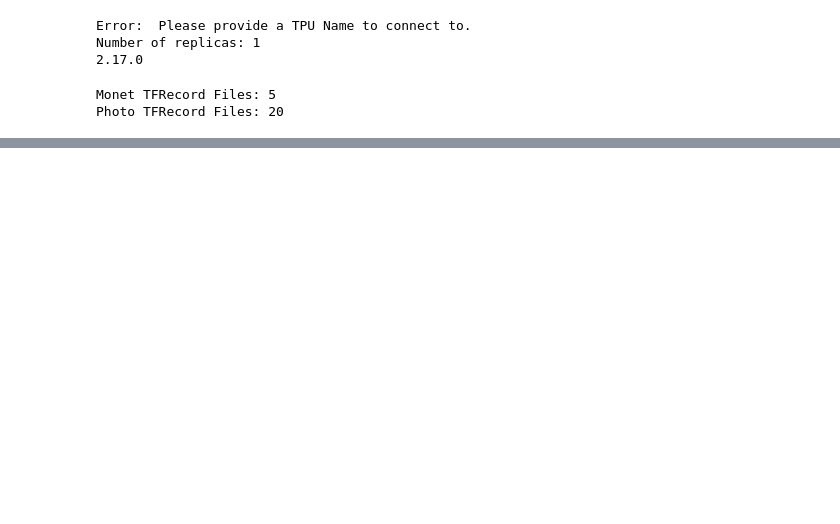
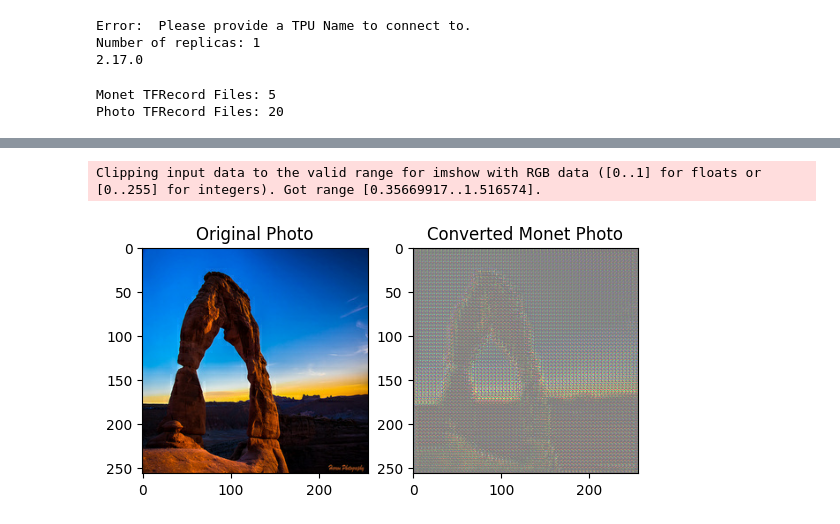
Before and after one commit to AshvinSehgal/AI-ML, a Jupyter notebook: I'm Something of a Painter Myself/I'm Something of a Painter Myself.ipynb, the cells around one changed output, grey strips where cells are left out. Saved outputs shown, nothing was run; the diff lists cells and outputs as text; code cells hidden in the pictures; blank space fills up the shorter version.

```diff
--- a/I'm Something of a Painter Myself/I'm Something of a Painter Myself.ipynb
+++ b/I'm Something of a Painter Myself/I'm Something of a Painter Myself.ipynb
@@ -76,0 +79,46 @@ plt.imshow(example_monet[0] * 0.5 + 0.5)
+# %%
+def Generator():
+    model = Sequential([
+        Input(shape=[256, 256, 3]),
+        Conv2D(32, 4, strides=2, padding='same', activation='leaky_relu'),
+        Dropout(0.2),
+        Conv2D(64, 4, strides=2, padding='same', activation='leaky_relu'),
+        GroupNormalization(groups=-1),
+        Conv2DTranspose(64, 4, strides=2, padding='same', activation='leaky_relu'),
+        Dropout(0.2),
+        Conv2DTranspose(3, 4, strides=2, padding='same', activation='leaky_relu')
+    ])
+    return model
+
+def Discriminator():
+    model = Sequential([
+        Input(shape=[256, 256, 3]),
+        Conv2D(16, 4, strides=2, padding='same', activation='leaky_relu'),
+        Conv2D(32, 4, strides=2, padding='same', activation='leaky_relu'),
+        Dropout(0.2),
+        ZeroPadding2D(),
+        Conv2D(64, 4, strides=2, padding='same', activation='leaky_relu'),
+        GroupNormalization(groups=-1),
+        ZeroPadding2D(),
+        Conv2D(1, 4, strides=1)
+    ])
+    return model
+# %%
+with strategy.scope():
+    monet_generator = Generator()
+    monet_discriminator = Discriminator()
+
+    photo_generator = Generator()
+    photo_discriminator = Discriminator()
+# %%
+monet_gen_example = monet_generator.predict(example_photo)
+
+plt.subplot(1, 2, 1)
+plt.title("Original Photo")
+plt.imshow(example_photo[0] * 0.5 + 0.5)
+
+plt.subplot(1, 2, 2)
+plt.title("Converted Monet Photo")
+plt.imshow(monet_gen_example[0] * 0.5 + 0.5)
+plt.show()
+# %% [output]
@@ -76,0 +126,2 @@ plt.imshow(example_monet[0] * 0.5 + 0.5)
+Clipping input data to the valid range for imshow with RGB data ([0..1] for floats or [0..255] for integers). Got range [0.35669917..1.516574].
+[figure, added]
```
Also changed, not shown: parts of 5 cells of this notebook.
